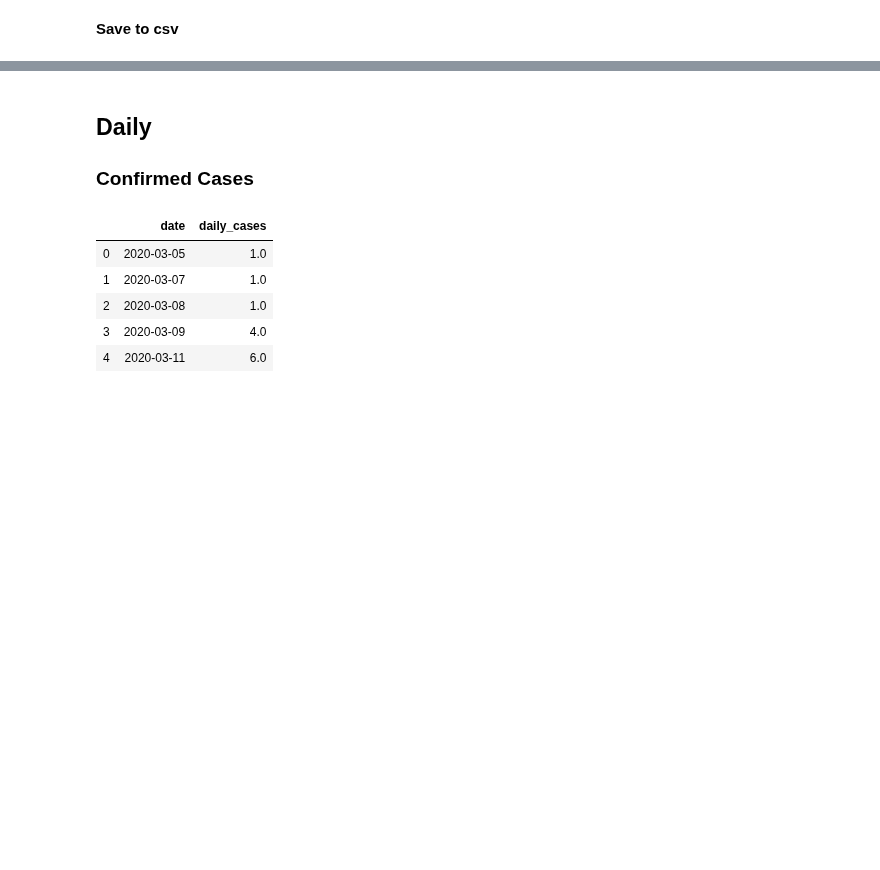
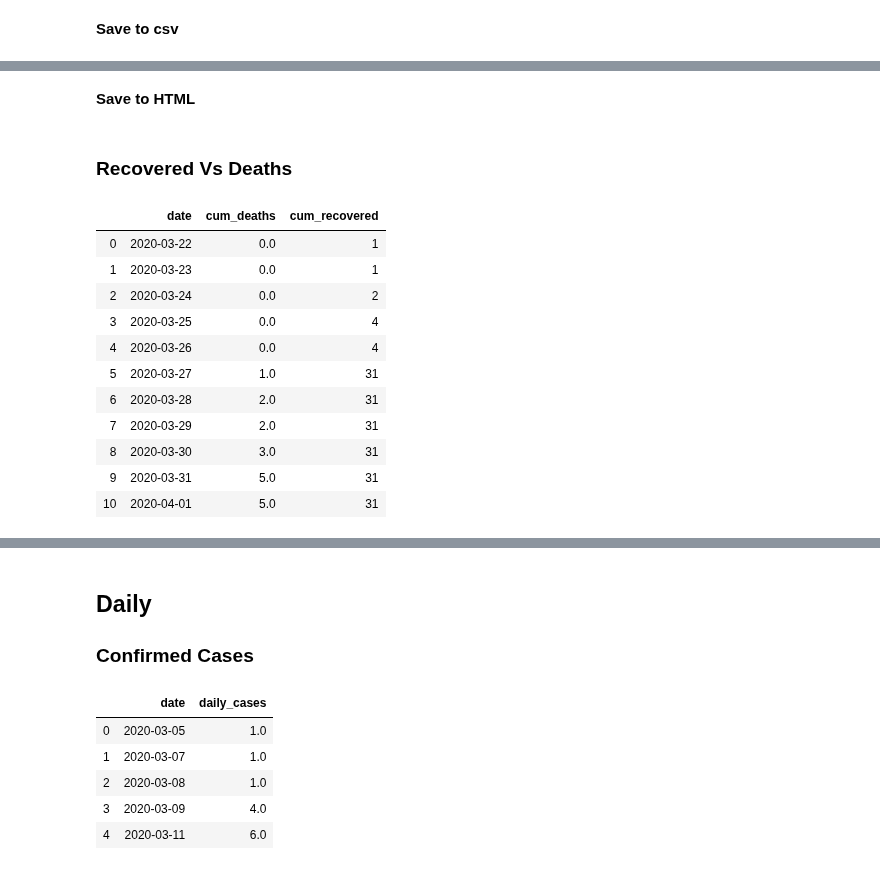
Before and after one commit to SimonRosen173/Covid19SAData, a Jupyter notebook: Visualisations.ipynb, the cells around one changed output, grey strips where cells are left out. Saved outputs shown, nothing was run; the diff lists cells and outputs as text; code cells hidden in the pictures; blank space fills up the shorter version.

```diff
--- a/Visualisations.ipynb
+++ b/Visualisations.ipynb
@@ -293,0 +406,2 @@ pio.write_html(fig_cum_prov_cases, file='date_vs_cases_per_province.html',
+# %% [markdown]
+**Save to HTML**
@@ -293,0 +411,19 @@ pio.write_html(fig_cum_prov_cases, file='date_vs_cases_per_province.html',
+# %% [markdown]
+### Recovered Vs Deaths
+# %%
+cum_deaths_recovered = pd.read_csv('data/deaths_vs_recoveries.csv')
+cum_deaths_recovered['date'] = pd.to_datetime(cum_deaths_recovered['date'], format='%Y/%m/%d')
+cum_deaths_recovered
+# %% [output]
+|  | date | cum_deaths | cum_recovered |
+| 0 | 2020-03-22 | 0.0 | 1 |
+| 1 | 2020-03-23 | 0.0 | 1 |
+| 2 | 2020-03-24 | 0.0 | 2 |
+| 3 | 2020-03-25 | 0.0 | 4 |
+| 4 | 2020-03-26 | 0.0 | 4 |
+| 5 | 2020-03-27 | 1.0 | 31 |
+| 6 | 2020-03-28 | 2.0 | 31 |
+| 7 | 2020-03-29 | 2.0 | 31 |
+| 8 | 2020-03-30 | 3.0 | 31 |
+| 9 | 2020-03-31 | 5.0 | 31 |
+| 10 | 2020-04-01 | 5.0 | 31 |
```
Also changed, not shown: parts of 22 cells of this notebook, 14 other files.
